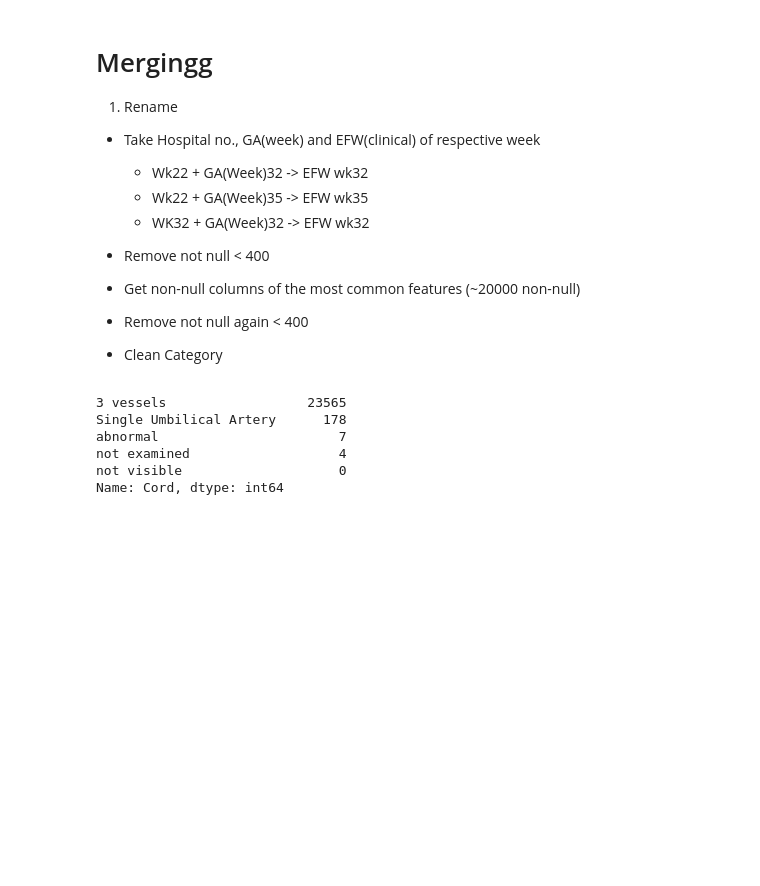
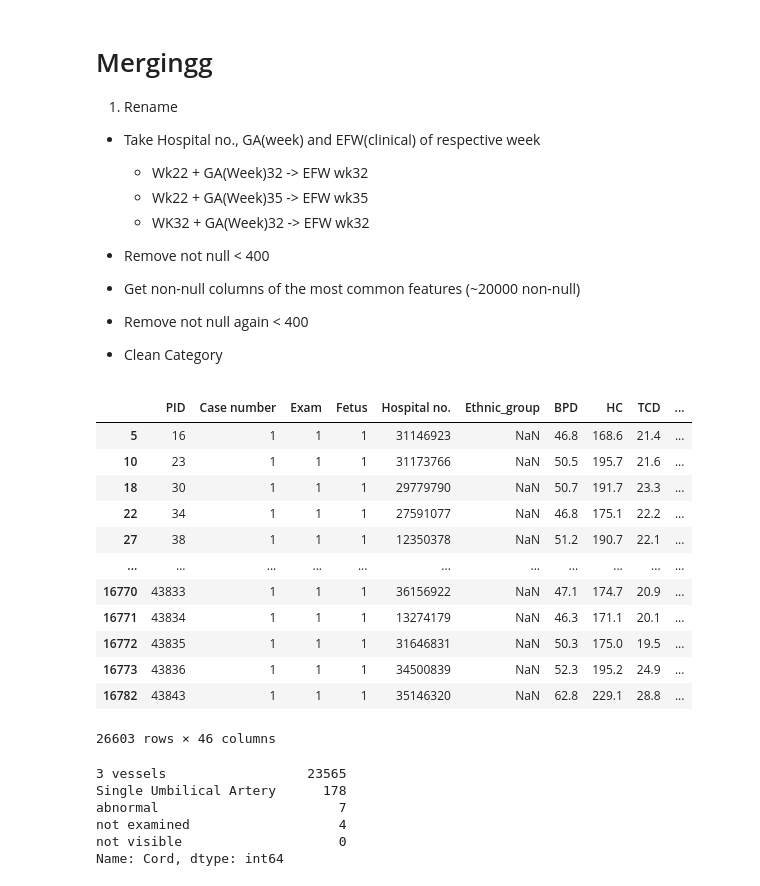
Before and after one commit to Dragooz/Forecasting-Fetal-Growth-with-Antenatal-Information, a Jupyter notebook: FGR Study.ipynb, the cells around one changed output. Cells and saved outputs as stored; diff of their text form; code cells hidden in the pictures; blank space fills up the shorter version.

```diff
--- a/FGR Study.ipynb
+++ b/FGR Study.ipynb
@@ -479,6 +479,22 @@ sns.heatmap(corr, cmap=cmap)
 - Get non-null columns of the most common features (~20000 non-null)
 - Remove not null again < 400
 - Clean Category
+# %%
+df_22
+# %% [output]
+|  | PID | Case number | Exam | Fetus | Hospital no. | Ethnic_group | BPD | HC | TCD | ... |
+| 5 | 16 | 1 | 1 | 1 | 31146923 | NaN | 46.8 | 168.6 | 21.4 | ... |
+| 10 | 23 | 1 | 1 | 1 | 31173766 | NaN | 50.5 | 195.7 | 21.6 | ... |
+| 18 | 30 | 1 | 1 | 1 | 29779790 | NaN | 50.7 | 191.7 | 23.3 | ... |
+| 22 | 34 | 1 | 1 | 1 | 27591077 | NaN | 46.8 | 175.1 | 22.2 | ... |
+| 27 | 38 | 1 | 1 | 1 | 12350378 | NaN | 51.2 | 190.7 | 22.1 | ... |
+| ... | ... | ... | ... | ... | ... | ... | ... | ... | ... | ... |
+| 16770 | 43833 | 1 | 1 | 1 | 36156922 | NaN | 47.1 | 174.7 | 20.9 | ... |
+| 16771 | 43834 | 1 | 1 | 1 | 13274179 | NaN | 46.3 | 171.1 | 20.1 | ... |
+| 16772 | 43835 | 1 | 1 | 1 | 31646831 | NaN | 50.3 | 175.0 | 19.5 | ... |
+| 16773 | 43836 | 1 | 1 | 1 | 34500839 | NaN | 52.3 | 195.2 | 24.9 | ... |
+| 16782 | 43843 | 1 | 1 | 1 | 35146320 | NaN | 62.8 | 229.1 | 28.8 | ... |
+26603 rows × 46 columns
 # %%
 df_32_output = df_32[['Hospital no.', 'GA(week)', 'EFW (clinical)']]
 df_35_output = df_35[['Hospital no.', 'GA(week)', 'EFW (clinical)']]
```
Also changed, not shown: parts of 2 cells of this notebook, 2 other files.
